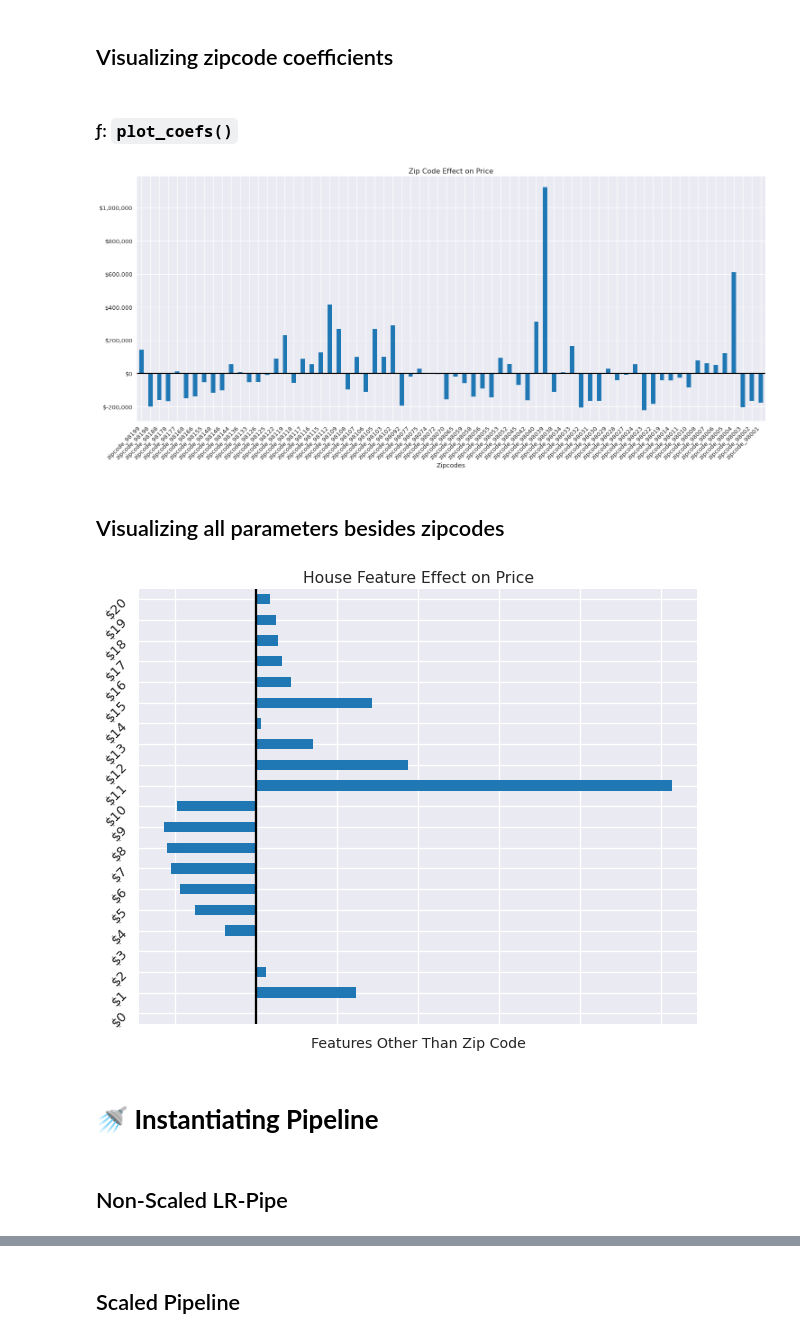
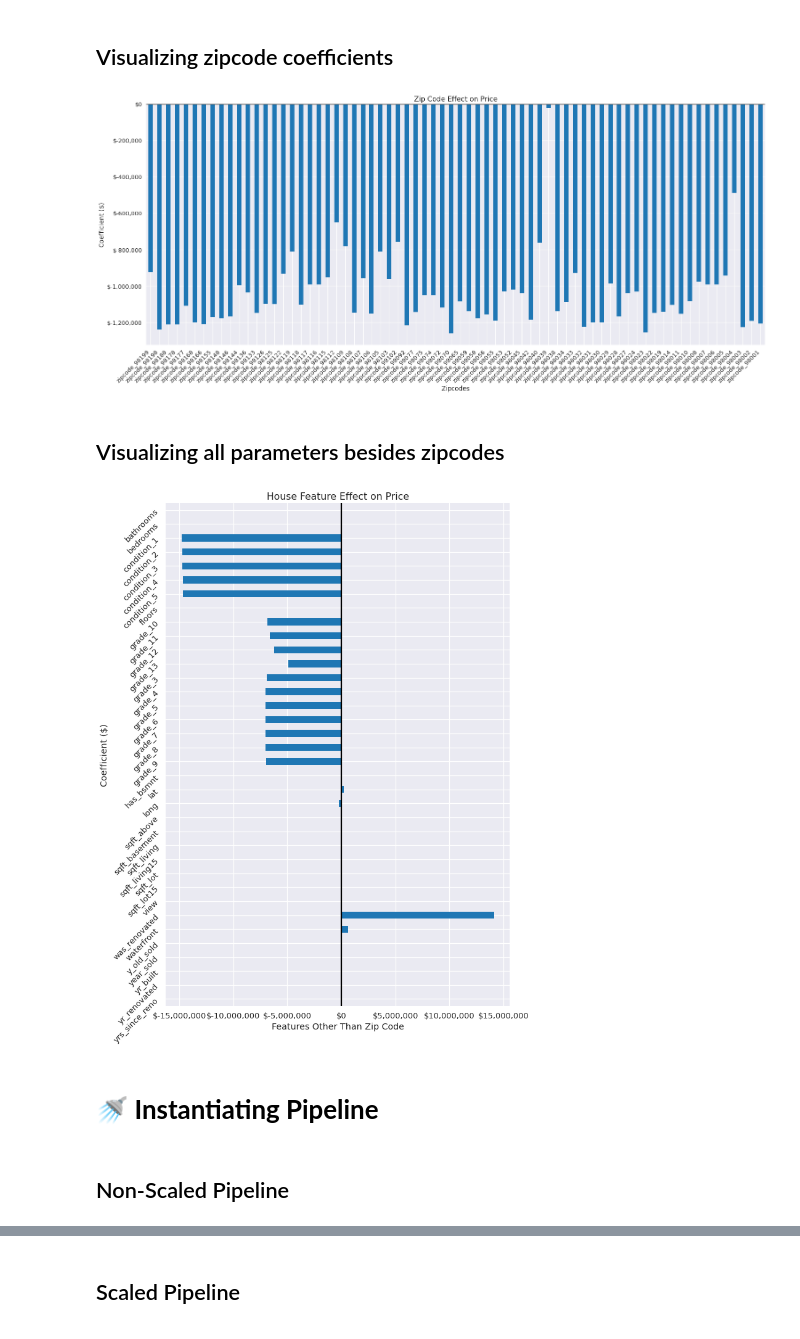
Before and after one commit to BenJMcCarty/BMC_KC_Housing_P2Project_v2, a Jupyter notebook: P2Pv2_Plumbed.ipynb, the cells around one changed output, grey strips where cells are left out. Cells and saved outputs as stored; diff of their text form; code cells hidden in the pictures.

Commit message:
Created vis for LR models (at bottom)

```diff
--- a/P2Pv2_Plumbed.ipynb
+++ b/P2Pv2_Plumbed.ipynb
@@ -1184,7 +1152,9 @@ ohe_cols = ['condition','grade', 'zipcode']
 
 xf_cols = [*imp_zero_cols, *imp_mode_cols, *ohe_cols]
 
-remaining_cols = [i for i in X.columns if i not in xf_cols]
+remaining_cols = [i for i in X.drop('date', axis=1).columns if i not in xf_cols]
+
+imp_zero_cols.extend(remaining_cols)
 # %%
 ## Creating ColumnTransformer and sub-transformers
 
@@ -1210,14 +1180,12 @@ mode_transformer = SimpleImputer(strategy='most_frequent')
 ## Encoding categoricals - handling errors to prevent issues w/ test set
 categorical_transformer = OneHotEncoder(handle_unknown='ignore', sparse=False)
 
-
-
 ## Instantiating the ColumnTransformer and including all transformers
 preprocessor = ColumnTransformer(
     transformers=[
         ('zero', zero_transformer, imp_zero_cols),
         ('mode', mode_transformer, imp_mode_cols),
-        ('cats', categorical_transformer, ohe_cols)])
+        ('cats', categorical_transformer, ohe_cols)],)
 
 preprocessor
 # %% [output]
@@ -1319,28 +1288,2 @@ zipcode_cols = [x for x in model_params.index if x.startswith('zipcode')]
 # %% [markdown]
 ## Visualizing zipcode coefficients
-# %% [markdown]
-### ƒ: `plot_coefs()`
-# %%
-def plot_coefs(data, x_label, y_label, title, kind = 'barh', style = 'seaborn-darkgrid',
-               figsize = (10, 8)):
-
-    with plt.style.context(style):
-
-        ax = data.sort_index(ascending=False).plot(kind=kind,
-                                                      figsize = figsize,
-                                                      rot=45)
-
-        ax.set(xlabel = x_label, title = title)
-
-        if kind == 'barh':
-
-            ax.yaxis.set_major_formatter(mpl.ticker.StrMethodFormatter('${x:,.0f}'))
-            ax.set_xticklabels(ax.get_xticklabels(), ha='right')
-            ax.axvline(color='k')
-
-        else:
-            ax.yaxis.set_major_formatter(mpl.ticker.StrMethodFormatter('${x:,.0f}'))
-            ax.set_xticklabels(ax.get_xticklabels(), ha='right')
-            ax.axhline(color='k')
-
-    return ax
@@ -1349,26 +1293,27 @@ def plot_coefs(data, x_label, y_label, title, kind = 'barh', style = 'seaborn-da
 # %%
-# Filtering model parameters
+## Creating visualization for zipcodes
 only_zips = model_params[zipcode_cols]
 
-## Creating visualization
 plot_coefs(data = only_zips, kind = "bar", figsize=(25,10), x_label = 'Zipcodes',
            y_label = 'Coefficient ($)', title= 'Zip Code Effect on Price');
 # %% [output]
-[figure, old version]
+[figure, new version]
 # %% [markdown]
 ## Visualizing all parameters besides zipcodes
 # %%
 ## Plotting all features besides zip codes
 no_zips = model_params.drop(zipcode_cols)
+no_zips = no_zips.drop('const')
 
 plot_coefs(data = no_zips, kind = "barh", x_label = 'Features Other Than Zip Code',
-           y_label = 'Coefficient ($)', title= 'House Feature Effect on Price');
+           y_label = 'Coefficient ($)', title= 'House Feature Effect on Price',
+          figsize = (10,15));
 # %% [output]
-[figure, old version]
+[figure, new version]
 # %% [markdown]
 # 🚿 **Instantiating Pipeline**
 # %% [markdown]
-## Non-Scaled LR-Pipe
+## Non-Scaled Pipeline
 # %%
 ## Creating full pipeline with ColumnTransformer and LinearRegression
 reg_pipe = Pipeline(steps=[('preprocessor', preprocessor),
```
Also changed, not shown: parts of 54 cells of this notebook, 1 other file.
